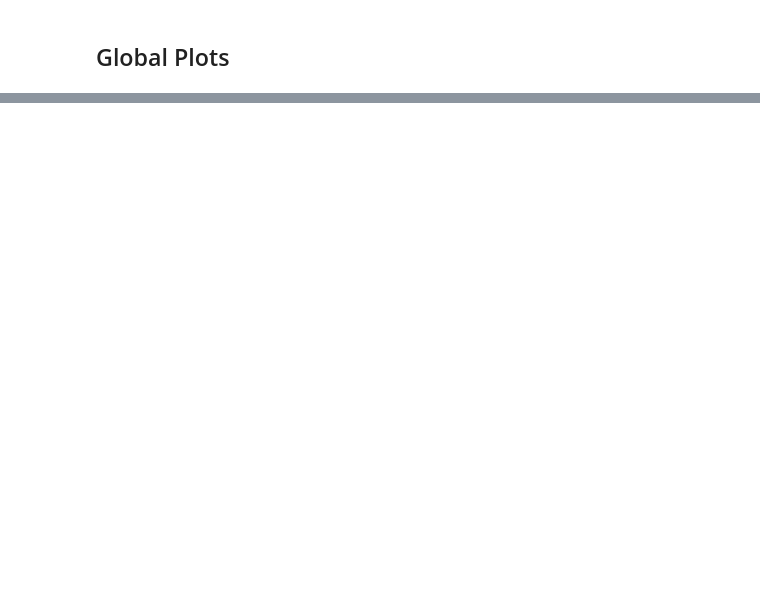
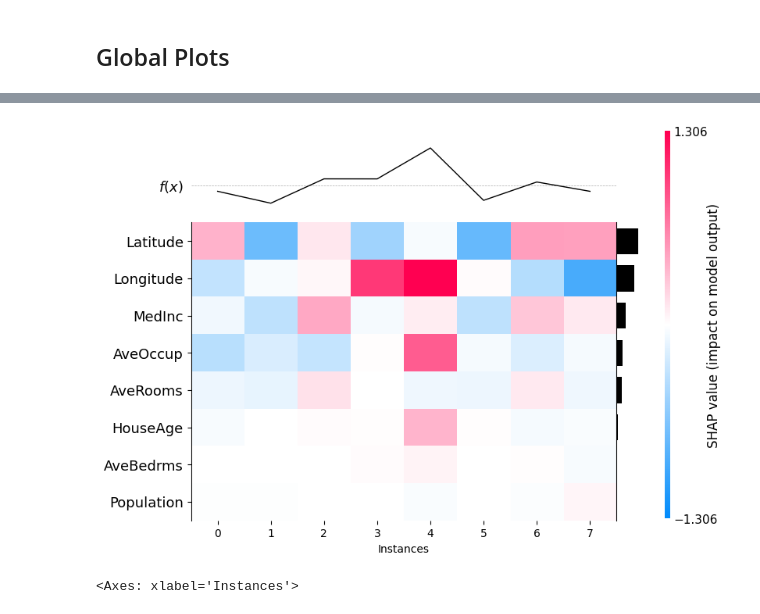
Before and after one commit to tushargandhi77/SHAP-Projects, a Jupyter notebook: SHAP Regression Case Study/regression_shap.ipynb, the cells around one changed output, grey strips where cells are left out. Drawn from its saved outputs; the diff is of its cells as text; code cells hidden in the pictures; blank space fills up the shorter version.

```diff
--- a/SHAP Regression Case Study/regression_shap.ipynb
+++ b/SHAP Regression Case Study/regression_shap.ipynb
@@ -288,0 +299,5 @@ array([3.83033798e+00, 2.87642926e+01, 5.40405863e+00, 1.09663675e+00,
+# %%
+shap.plots.heatmap(shap_values,instance_order=shap_values.sum(0))
+# %% [output]
+[figure, added]
+<Axes: xlabel='Instances'>
```
Also changed, not shown: parts of 24 cells of this notebook.
